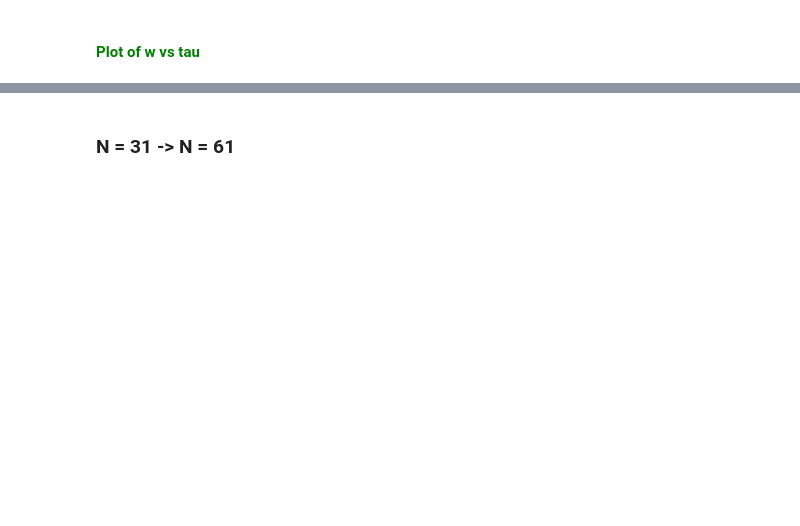
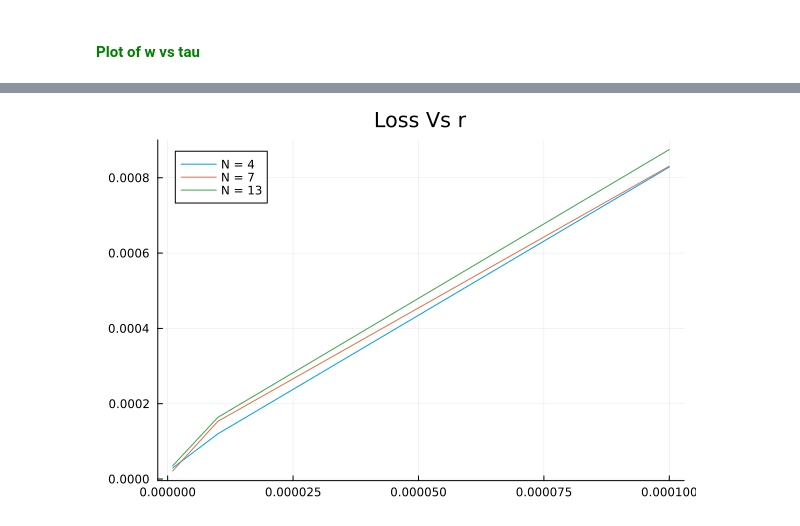
Before and after one commit to hody-chang/NODE_research, a Jupyter notebook: Julia/Ntest.ipynb, the cells around one changed output, grey strips where cells are left out. Cells and saved outputs as stored; diff of their text form; code cells hidden in the pictures; blank space fills up the shorter version.

```diff
--- a/Julia/Ntest.ipynb
+++ b/Julia/Ntest.ipynb
@@ -167,0 +202,20 @@ fhat, z, dzn, dzw, dzb = forward(param_node,x,theta_node)
+# %%
+N = 13
+w_r_13 = zeros(5,N)
+b_r_13 = zeros(5,N)
+Loss_r_13 = zeros(5,1)
+x_13 = CreateX(x_7, 13)
+
+times_13 = Float64[]
+
+for i in 1:5
+    r = 10.0 ^ (-(i+1))
+    init_w = CreateVec(w_r[i,:], x_7, x_13)
+    init_b = CreateVec(b_r[i,:], x_7, x_13)
+
+    timed_result = @timed Model_run(N,r,init_w,init_b)
+    w_r_13[i,:], b_r_13[i,:], Loss_r_13[i,1] = timed_result[1]
+
+    push!(times_13, timed_result[2])
+    println("Time to train: ", timed_result[2])
+end
@@ -291,2 +270,0 @@ savefig(plt, "figs/Ntest_N31_bplot.png")
-# %% [markdown]
-### N = 31 -> N = 61
@@ -334,0 +271,8 @@ savefig(plt, "figs/Ntest_N61_bplot.png")
+# %%
+# Plot of Loss vs r
+r = [10.0^(-4), 10.0^(-5), 10.0^(-6)]
+plot(r,Loss_r[3:5],label = "N = 4", title="Loss Vs r")
+plot!(r,Loss_r_7[3:5],label = "N = 7")
+plot!(r,Loss_r_13[3:5],label = "N = 13")
+# %% [output]
+[figure, added]
```
Also changed, not shown: parts of 30 cells of this notebook, 2 other files.
